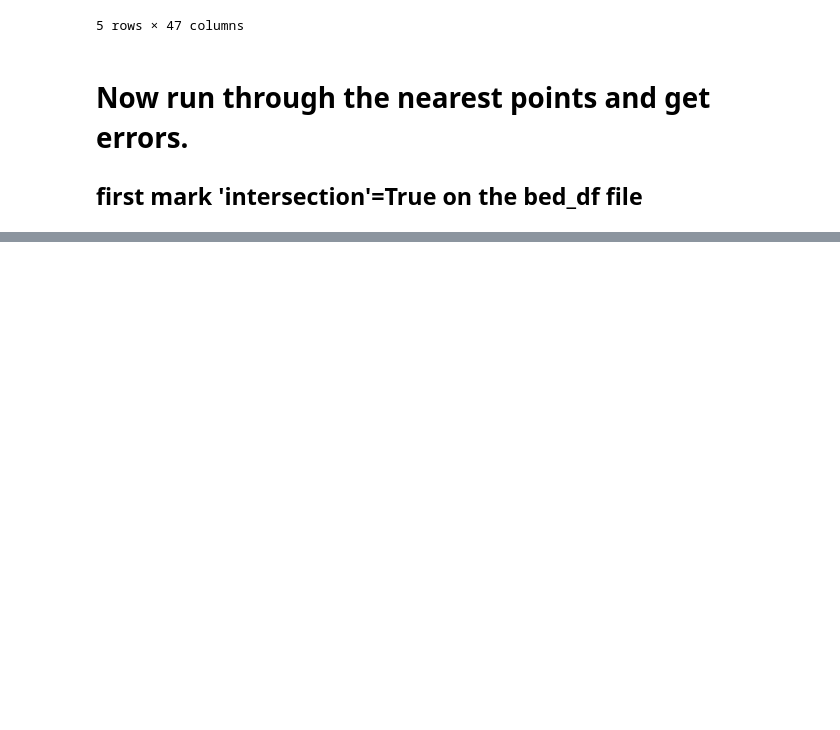
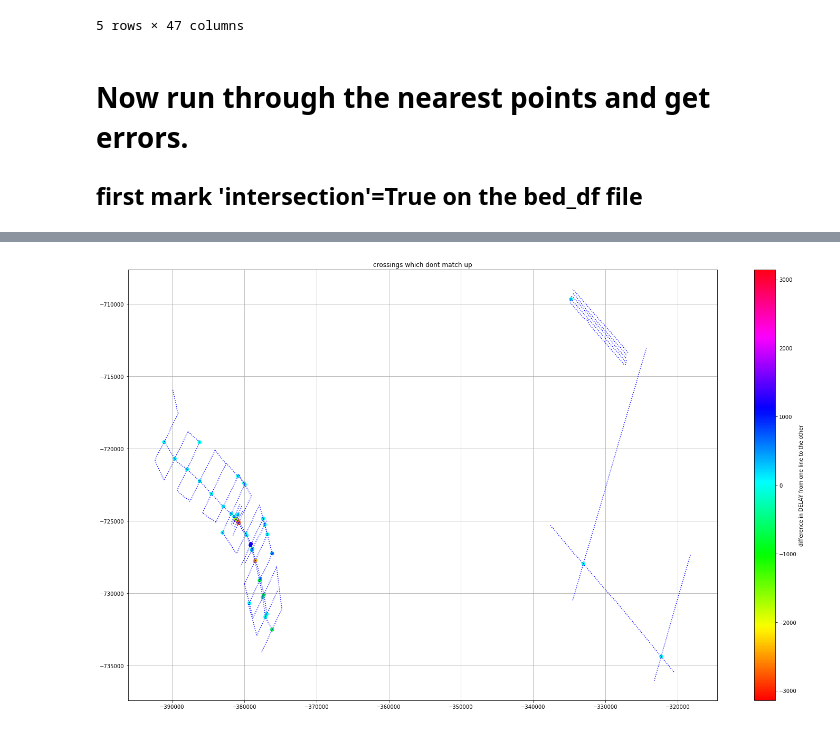
Before and after one commit to arrran/PhD_data_chapter, a Jupyter notebook: Jupyter/RADAR/RADAR_MAP/3_RADAR_bed_shapely_crossing.ipynb, the cells around one changed output, grey strips where cells are left out. Drawn from its saved outputs; the diff is of its cells as text; code cells hidden in the pictures; blank space fills up the shorter version.

```diff
--- a/Jupyter/RADAR/RADAR_MAP/3_RADAR_bed_shapely_crossing.ipynb
+++ b/Jupyter/RADAR/RADAR_MAP/3_RADAR_bed_shapely_crossing.ipynb
@@ -249,0 +211,3 @@ bed_gdf[bed_gdf.line_name=='line7'].geometry.x.tolist()
+# %%
+intersections_df = gpd.GeoDataFrame(geometry = [tup[0] for tup in tuples_at_intersections]) #just one of the two
+intersections_df['delay_error'] = tuples_range
@@ -249,0 +227,12 @@ bed_gdf[bed_gdf.line_name=='line7'].geometry.x.tolist()
+# %%
+plt.figure(figsize=(25,15))
+for line in bed_gdf.line_name.unique().tolist():
+    plt.plot(bed_gdf[bed_gdf.line_name==line].x,bed_gdf[bed_gdf.line_name==line].y,'b:')
+plt.scatter(intersections_df.geometry.x,intersections_df.geometry.y,c=intersections_df.delay_error,cmap='hsv')
+cb = plt.colorbar()
+cb.set_label('difference in DELAY from one line to the other')
+plt.grid()
+plt.title('crossings which dont match up')
+plt.show()
+# %% [output]
+[figure, added]
```
Also changed, not shown: parts of 35 cells of this notebook, 1 other file.
